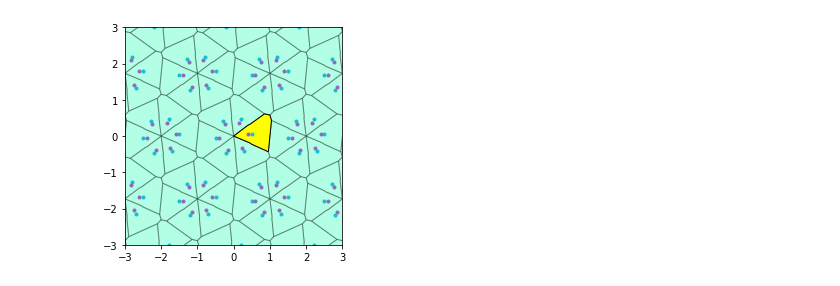
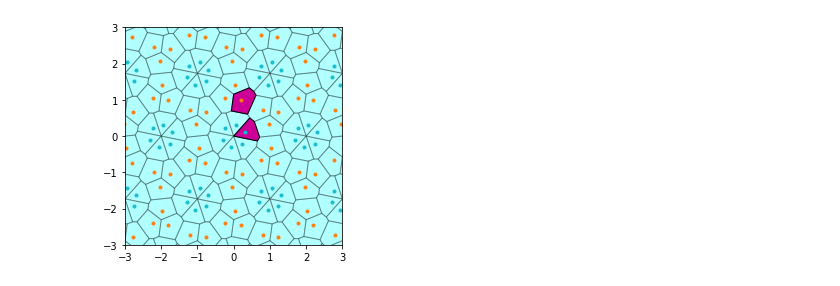
Before and after one commit to marinavas/poplocavanje, a Jupyter notebook: diagram.ipynb, the cells around one changed output. Saved outputs shown, nothing was run; the diff lists cells and outputs as text; code cells hidden in the pictures.

```diff
--- a/diagram.ipynb
+++ b/diagram.ipynb
@@ -25,11 +39,13 @@ def generisi_t(izl,p):
     return r
 # %%
 #pol = Polygon([(0.25,0.1),(0.45, 0.1), (0.45,1), (0.25,1)])
-#pol = Polygon([(0.3,0.05),(0.6, 0.15), (0.3,1.1)])
-pol = Polygon([(0.4,0.05),(0.5, 0.05), (0.4,0.8),(0.3,1), (-0.2,0.9),(0.3,0.8)])
-#pol =dopuni(izomgen_p6,pol)
+#pol = Polygon([(0.4,0.05),(0.9, 0.15),(0.7,0.7), (0.3,0.4)])
+#pol = Polygon([(0.4,0.1),(0.5, 0.1), (0.6,0.7),(0.3,1), (0.2,0.9),(0.4,0.7)])
+#pol =dopuni(izomgen,pol)
+pol = Polygon([(0.3,0.1),(0.4, 0.1), (0.45,0.7),(0.2,1), (0.1,0.9),(0.3,0.7)])
+#pol = Polygon([(0.3,0.4),(0.35, 0.4), (0.4,0.7),(0.7,0.8), (0.8,0.9),(0.3,0.9)])
 tr = Polygon([(0.1,0.02),(1.9, 0.02), (1,0.5)])
-izomgen_p6 = izomgen_p6
+izomgen = izomgen
 xmin,xmax,ymin,ymax = (-3,3,-3,3)
 okvir = [-3,3,-3,3]
 bx = plt.axes()
@@ -38,8 +54,8 @@ bx.set_xticks(range(xmin,xmax+1))
 bx.set_ylim(ymin,ymax)
 bx.set_yticks(range(ymin,ymax+1))
 bx.set_aspect(1)
-#crtaj(izomgen_p6,tr,bx,'#00FFAA')
-crtaj(izomgen_p6,pol,bx,'#0000FF', 0.3)
-crtaj([I],pol,bx,'#0000FF', 1)
+crtaj(izomgen,tr,bx,'#00FFFF')
+crtaj(izomgen,pol,bx,'#CC0099', 0.3)
+crtaj([I],pol,bx,'#CC0099', 1)
 plt.show()
 # %% [output]
@@ -90,30 +196,28 @@ plt.show()
 # %%
 tacke2 = []
 
 pol_n=0
-A = Point(pol.exterior.coords[1])
-B = Point(pol.exterior.coords[6])
-slike_A = generisi_t(izomgen_p6,A)
-slike_B = generisi_t(izomgen_p6,B)
+A = Point(pol.exterior.coords[0])
+B = Point(pol.exterior.coords[3])
+slike_A = generisi_t(izomgen,A)
+slike_B = generisi_t(izomgen,B)
 for i in range(min(len(slike_B),len(slike_A))):
     tacke2.append(T(slike_A[i]))
     tacke2.append(T(slike_B[i]))
 
 vor = Voronoi(tacke2)
 
 pol_A = Polygon([vor.vertices[p] for p in vor.regions[vor.point_region[0]]])
 pol_B = Polygon([vor.vertices[p] for p in vor.regions[vor.point_region[1]]])
 pol_U=pol_A.union(pol_B)
 
 ax = plt.axes()
 namesti(ax,-3,3,-3,3)
 
-
-
-crtaj(izomgen_p6,pol_U,ax,'#00FFAA')
-crtaj([I],pol_U,ax,'#FFFF00',1)
+crtaj(izomgen,pol_U,ax,'#00FFFF')
+crtaj([I],pol_U,ax,'#CC0099',1)
 plt.plot([T(s)[0] for s in slike_A],[T(s)[1] for s in slike_A],'C9.')
-plt.plot([T(s)[0] for s in slike_B],[T(s)[1] for s in slike_B],'C4.')
+plt.plot([T(s)[0] for s in slike_B],[T(s)[1] for s in slike_B],'C1.')
 plt.show()
 # %% [output]
-[figure, old version]
+[figure, new version]
```
Also changed, not shown: parts of 18 cells of this notebook, 35 other files.
